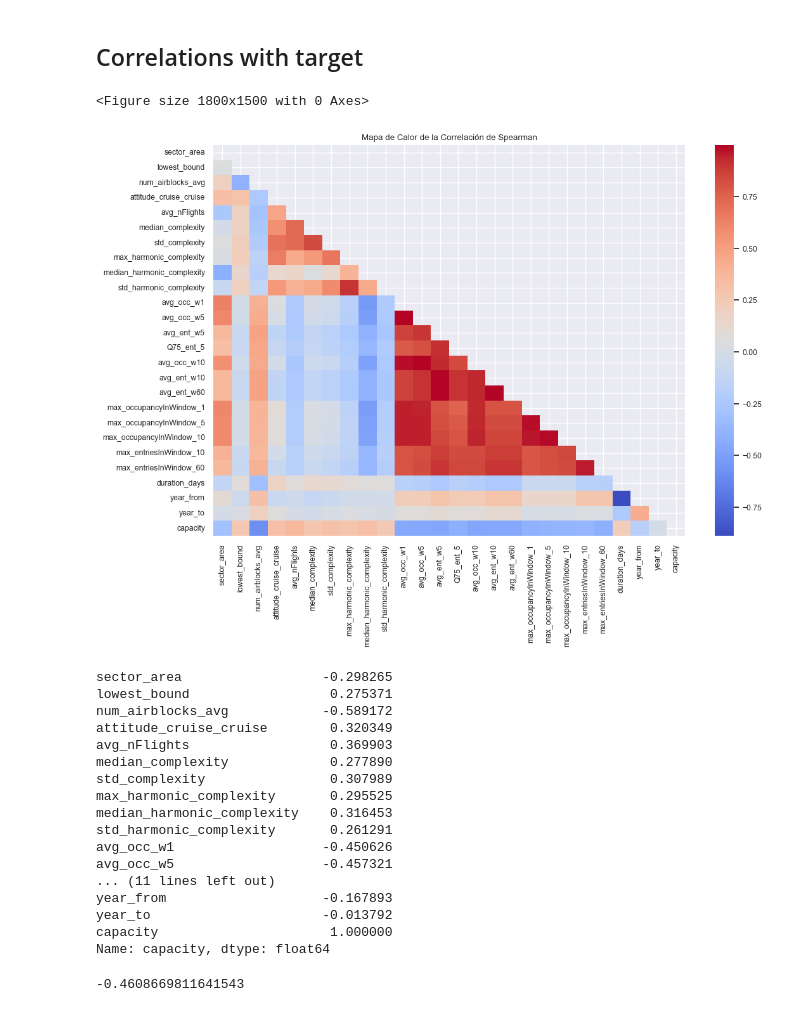
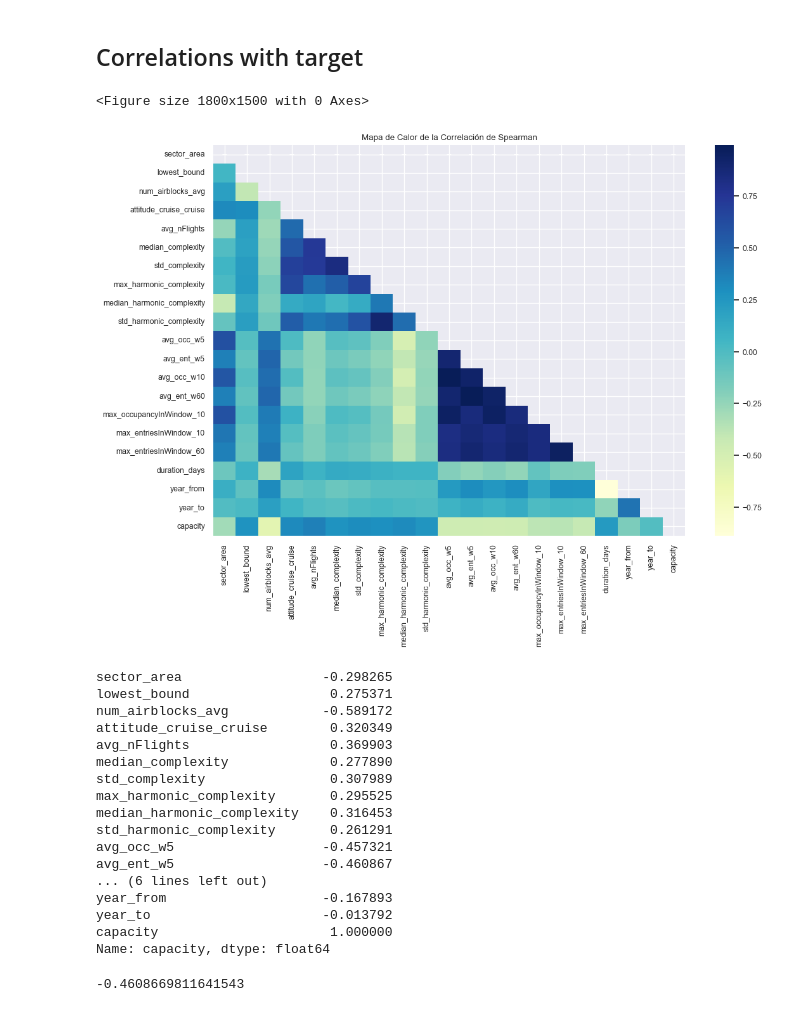
Before and after one commit to alfredcargar/master-thesis, a Jupyter notebook: notebooks/EDA.ipynb, the cells around one changed output. Drawn from its saved outputs; the diff is of its cells as text; code cells hidden in the pictures.

```diff
--- a/notebooks/EDA.ipynb
+++ b/notebooks/EDA.ipynb
@@ -489,9 +490,10 @@ drop_high_corr = ['sector_perimeter','num_fluxes','volume_lowest_highest','highe
                   'max_complexity','sum_complexity','percentile25_complexity','percentile75_complexity','sum_harmonic_complexity',
                   'percentile25_harmonic_complexity','percentile75_harmonic_complexity',
                   'attitude_cruise_descend_comb', 'attitude_cruise_climb_comb', 'attitude_decent_descend','attitude_climb_climb','attitude_descend_climb_comb',
-                  'Q25_occ_w1','Q75_occ_w1','median_occ_w1','median_occ_w5','Q25_occ_w5','Q75_occ_w5','Q25_ent_w5','median_ent_w5',
+                  'avg_occ_w1','Q25_occ_w1','Q75_occ_w1','median_occ_w1','median_occ_w5','Q25_occ_w5','Q75_occ_w5','Q25_ent_w5','median_ent_w5',
                   'median_occ_w10','Q25_occ_w10','Q75_occ_w10','Q25_ent_w10','median_ent_w10','Q75_ent_w10',
                   'Q25_ent_w60','median_ent_w60','Q75_ent_w60',
+                  'Q75_ent_w5','avg_ent_w10','max_occupancyInWindow_1','max_occupancyInWindow_5',
                   'max_entriesInWindow_1','max_entriesInWindow_5',
                  'max_nFlights','median_nFlights',
                 'std_nFlights','percentile25_nFlights','percentile75_nFlights','max_avgTimeInRoute',
@@ -525,19 +527,20 @@ df_features = df_features.drop(columns=drop_high_corr, axis=1)
 # %%
 numerical_reduced = df_features.select_dtypes(include=['int32','int64','float32','float64']).columns.tolist()
 
 df_with_target = pd.concat([df_features[numerical_reduced], df_target], axis=1)
 spearman_matrix = df_with_target.corr(method='spearman')
 plt.figure(figsize=(18, 15), dpi=100)
 mask = np.triu(np.ones_like(spearman_matrix, dtype=bool))
 plt.figure(figsize=(12, 8))
 sbn.set(font_scale=0.8)
 sbn.heatmap(spearman_matrix, mask=mask, annot=True,
-            fmt='.2f', cmap='coolwarm', cbar=True)
+            fmt='.2f', cmap='YlGnBu', cbar=True)
 plt.title('Mapa de Calor de la Correlación de Spearman')
+plt.savefig('../plots/spearman_correlation_heatmap_2.png')
 plt.show()
 # %% [output]
 <Figure size 1800x1500 with 0 Axes>
-[figure, old version]
+[figure, new version]
 # %%
 spearman_matrix['capacity']
 # %% [output]
@@ -551,9 +554,9 @@ std_complexity                0.307989
 max_harmonic_complexity       0.295525
 median_harmonic_complexity    0.316453
 std_harmonic_complexity       0.261291
-avg_occ_w1                   -0.450626
 avg_occ_w5                   -0.457321
-... (11 lines left out)
+avg_ent_w5                   -0.460867
+... (6 lines left out)
 year_from                    -0.167893
 year_to                      -0.013792
 capacity                      1.000000
```
Also changed, not shown: parts of 4 cells of this notebook, 5 other files.
